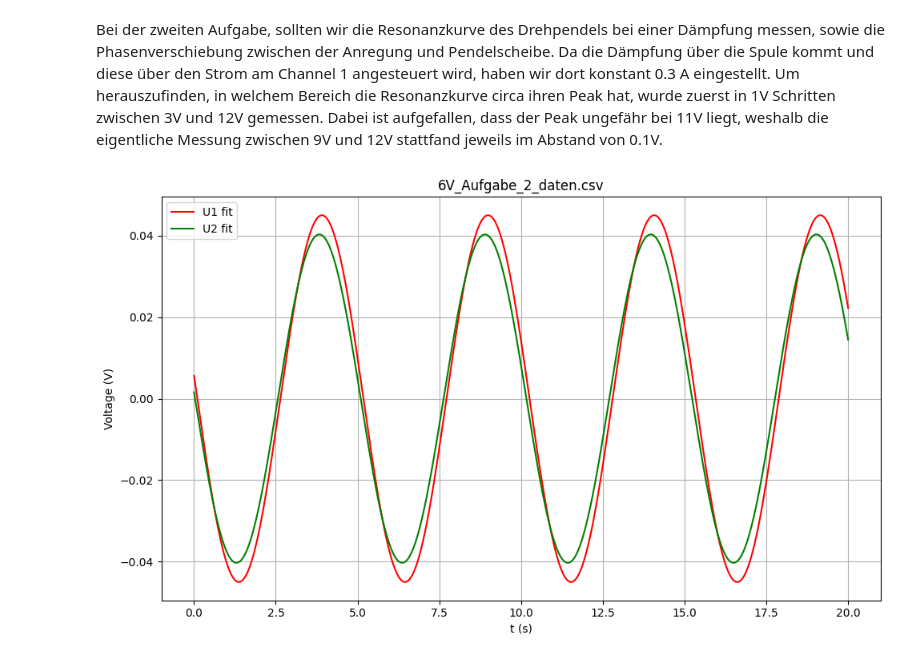
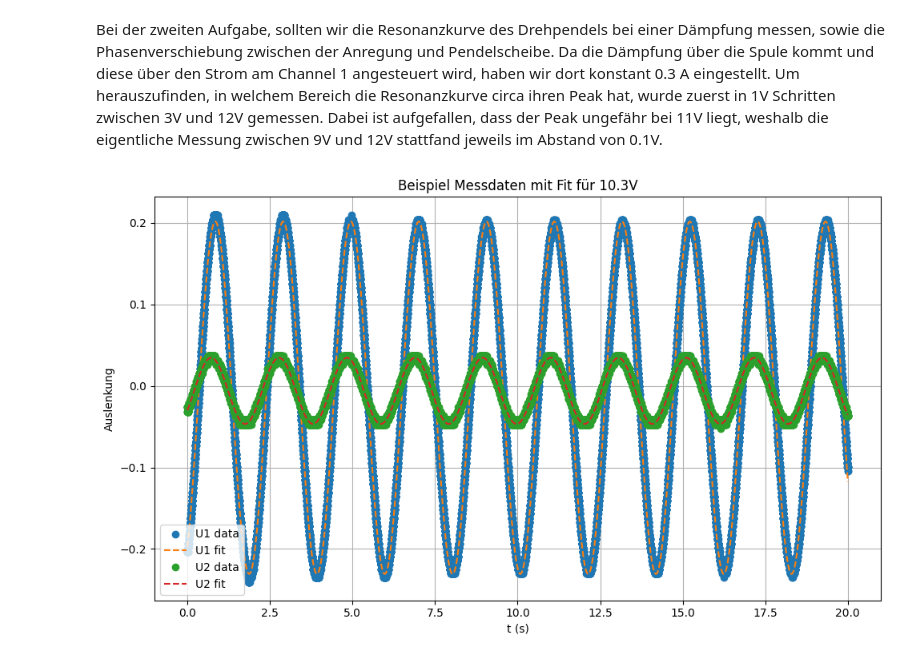
Before and after one commit to fynn-l-k/Grundpraktikum-1, a Jupyter notebook: Versuch_M10/Aufgabe2.ipynb, the cells around one changed output. Saved outputs shown, nothing was run; the diff lists cells and outputs as text; code cells hidden in the pictures.

Commit message:
Resonanzkurve und nur noch eine Beispiel Messung

```diff
--- a/Versuch_M10/Aufgabe2.ipynb
+++ b/Versuch_M10/Aufgabe2.ipynb
@@ -12,19 +12,22 @@ from scipy.optimize import curve_fit
 import os
 from natsort import natsorted
 
+# Sinusfunktion mit Offset
 def sinus_function(x, A, omega, phase, offset):
-    return A * np.sin(omega * x + phase)# + offset
+    return A * np.sin(omega * x + phase) + offset
 
+# Schätzfunktion für omega aus FFT
 def estimate_omega_fft(x_data, y_data):
     dt = np.mean(np.diff(x_data))
     n = len(x_data)
     f = np.fft.fftfreq(n, d=dt)
     Y = np.fft.fft(y_data - np.mean(y_data))
-    idx = np.argmax(np.abs(Y[1:n//2])) + 1  # skip zero freq
+    idx = np.argmax(np.abs(Y[1:n//2])) + 1  # überspringe 0-Frequenz
     freq = np.abs(f[idx])
     omega = 2 * np.pi * freq
     return omega
 
+# Sinus fitten
 def fit_sinus(x_data, y_data):
     A_guess = (np.max(y_data) - np.min(y_data)) / 2
     omega_guess = estimate_omega_fft(x_data, y_data)
@@ -37,25 +40,30 @@ def fit_sinus(x_data, y_data):
     fitted_y = sinus_function(x_data, *params)
     return params, fitted_y
 
-# Lorentz function for resonance fit
+# Lorentz-Funktion für Resonanzkurve
 def lorentz_func(omega, A0, omega0, beta):
     return A0 / np.sqrt((omega0**2 - omega**2)**2 + (2*beta*omega)**2)
 
-# Folder path (adjust as needed)
+# Ordnerpfad anpassen
 filepath = "M10_Aufgabe_2_CSV_Daten"
 
-# Lists to collect amplitudes and omega
+# Alle CSV-Dateien holen und sortieren
+csv_files = [f for f in os.listdir(filepath) if f.endswith('.csv')]
+csv_files = natsorted(csv_files)
+
+# Listen für Amplituden und Omegas
 amplitudes_U1 = []
 omegas_U1 = []
 amplitudes_U2 = []
 omegas_U2 = []
-labels = []
+params_U1_Example = []
+params_U2_Example = []
+fitted_U1_Example = []
+fitted_U2_Example = []
+x_Example = 0
+y_Example = 0
+z_Example = 0
 
-# Get all CSV files in natural order
-csv_files = [f for f in os.listdir(filepath) if f.endswith('.csv')]
-csv_files = natsorted(csv_files)
-
-# Process each file
 for filename in csv_files:
     df = pd.read_csv(os.path.join(filepath, filename))
     df.columns = ['t (s)', 'U1(V)', 'U2(V)']
@@ -68,38 +76,38 @@ for filename in csv_files:
         paramsU2, fitted_U2 = fit_sinus(x, z)
         paramsU1 = [0.216, 3.06, -1.01, -0.0146]
         fitted_U1 = sinus_function(x, *paramsU1)
+        params_U1_Example = paramsU1
+        fitted_U1_Example = fitted_U1
+        params_U2_Example = paramsU2
+        fitted_U2_Example = fitted_U2
+        x_Example = x
+        y_Example = y
+        z_Example = z
     else:
         paramsU1, fitted_U1 = fit_sinus(x, y)
         paramsU2, fitted_U2 = fit_sinus(x, z)
 
-    # Store absolute amplitude and omega
+    # Speichere absolute Amplitude (ohne Offset)
     amplitudes_U1.append(np.abs(paramsU1[0]))
     omegas_U1.append(paramsU1[1])
     amplitudes_U2.append(np.abs(paramsU2[0]))
     omegas_U2.append(paramsU2[1])
-    labels.append(filename)
 
-    # Sort by omega
-    sorted_indices_U1 = np.argsort(omegas_U1)
-    sorted_indices_U2 = np.argsort(omegas_U2)
+# Plotten
+plt.figure(figsize=(10, 6))
+plt.plot(x_Example, y_Example, 'o', label='U1 data')
+plt.plot(x_Example, fitted_U1_Example, '--', label='U1 fit')
+plt.plot(x_Example, z_Example, 'o', label='U2 data')
+plt.plot(x_Example, fitted_U2_Example, '--', label='U2 fit')
+plt.xlabel('t (s)')
+plt.ylabel('Auslenkung')
+plt.title('Beispiel Messdaten mit Fit für 10.3V')
+plt.legend()
+plt.grid(True)
+plt.tight_layout()
+plt.show()
 
-
-    # Plot
-    plt.figure(figsize=(10, 6))
-    #plt.plot(x, y, 'b.', label='U1 raw')
-    plt.plot(x, fitted_U1, 'r-', label='U1 fit')
-    #plt.plot(x, z, 'c.', label='U2 raw')
-    plt.plot(x, fitted_U2, 'g-', label='U2 fit')
-    plt.title(filename)
-    plt.xlabel('t (s)')
-    plt.ylabel('Voltage (V)')
-    plt.legend()
-    plt.grid(True)
-    plt.tight_layout()
-    plt.show()
-
-
-# Convert to arrays and sort
+# Arrays und Sortierung
 omegas_U1 = np.array(omegas_U1)
 amplitudes_U1 = np.array(amplitudes_U1)
 sorted_indices_U1 = np.argsort(omegas_U1)
@@ -109,36 +117,36 @@ amplitudes_U1 = amplitudes_U1[sorted_indices_U1]
 omegas_U2 = np.array(omegas_U2)
 amplitudes_U2 = np.array(amplitudes_U2)
 sorted_indices_U2 = np.argsort(omegas_U2)
 omegas_U2 = omegas_U2[sorted_indices_U2]
 amplitudes_U2 = amplitudes_U2[sorted_indices_U2]
 
-# Fit resonance curve (U1)
+# Fit der Resonanzkurve U1
 p0 = [np.max(amplitudes_U1), omegas_U1[np.argmax(amplitudes_U1)], 0.1]
 params_U1, _ = curve_fit(lorentz_func, omegas_U1, amplitudes_U1, p0=p0, maxfev=10000)
 fit_omegas = np.linspace(np.min(omegas_U1), np.max(omegas_U1), 500)
 fit_amplitudes_U1 = lorentz_func(fit_omegas, *params_U1)
 
-# Fit resonance curve (U2)
+# Fit der Resonanzkurve U2
 p0 = [np.max(amplitudes_U2), omegas_U2[np.argmax(amplitudes_U2)], 0.1]
 params_U2, _ = curve_fit(lorentz_func, omegas_U2, amplitudes_U2, p0=p0, maxfev=10000)
 fit_amplitudes_U2 = lorentz_func(fit_omegas, *params_U2)
 
-# Plot
+# Plotten
 plt.figure(figsize=(10, 6))
 plt.plot(omegas_U1, amplitudes_U1, 'ro', label='U1 data')
 plt.plot(fit_omegas, fit_amplitudes_U1, 'r-', label='U1 fit')
 plt.plot(omegas_U2, amplitudes_U2, 'go', label='U2 data')
 plt.plot(fit_omegas, fit_amplitudes_U2, 'g-', label='U2 fit')
 plt.xlabel('ω (rad/s)')
-plt.ylabel('Amplitude (V)')
+plt.ylabel('Amplitude ohne Offset (V)')
 plt.title('Resonanzkurve mit Lorentz-Fit')
 plt.legend()
 plt.grid(True)
 plt.tight_layout()
 plt.show()
 
-# Print fit parameters
+# Fit-Parameter ausgeben
 print("U1 fit parameters (A0, omega0, beta):", params_U1)
 print("U2 fit parameters (A0, omega0, beta):", params_U2)
 # %% [output]
-[figure, old version]
+[figure, new version]
```
Also changed, not shown: parts of 1 cell of this notebook.
